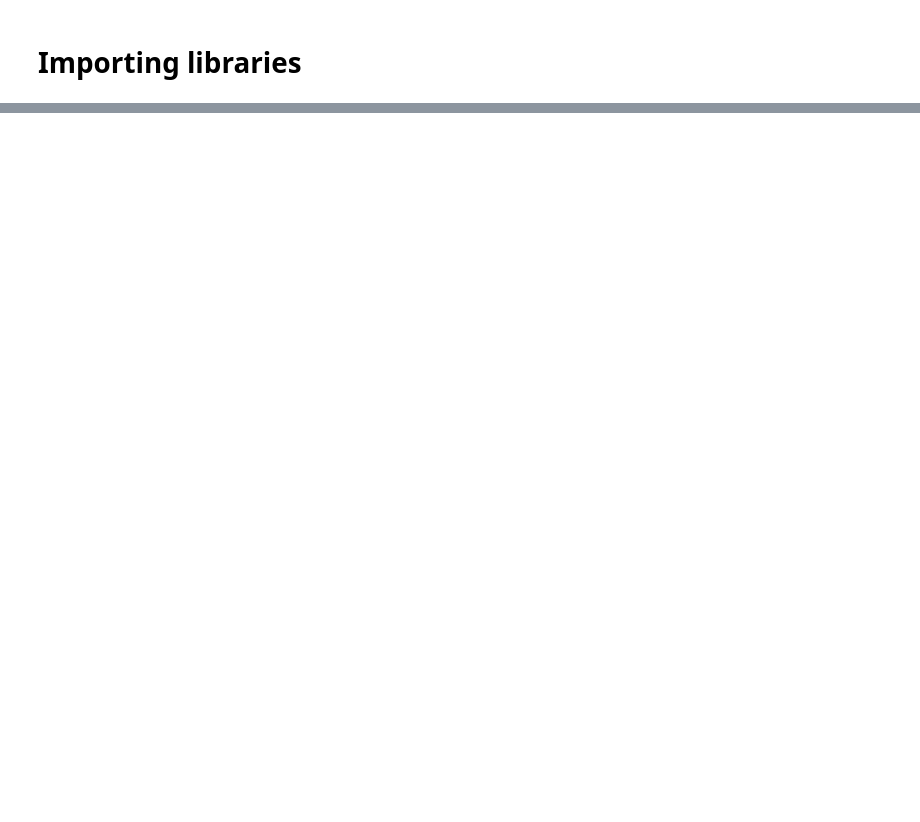
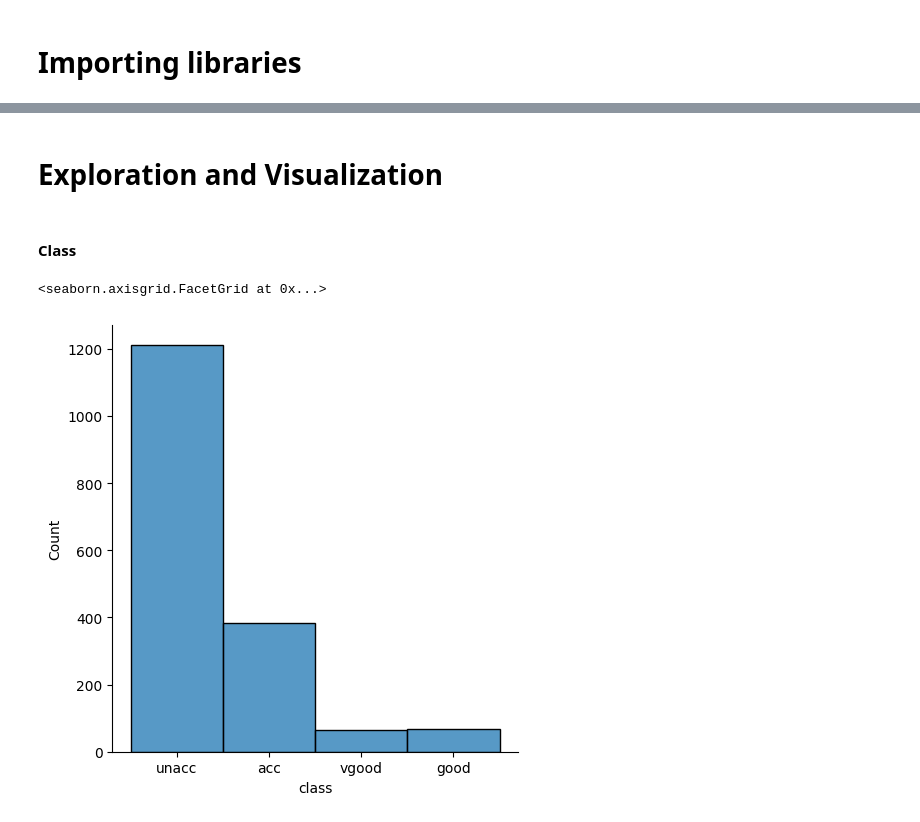
Before and after one commit to ThierrryScotto/Trabalho-2, a Jupyter notebook: car_evaluation.ipynb, the cells around one changed output, grey strips where cells are left out. Saved outputs shown, nothing was run; the diff lists cells and outputs as text; code cells hidden in the pictures; blank space fills up the shorter version.

```diff
--- a/car_evaluation.ipynb
+++ b/car_evaluation.ipynb
@@ -17,0 +13,5 @@ ModuleNotFoundError: No module named 'tensorflow_decision_forests'
+# %%
+column_names = ["buying", "maint", "doors", "persons", "lug_boot", "safety", "class"]
+# %%
+dataset = pd.read_csv('./car_evaluation.csv', names=column_names)
+dataset
@@ -17,0 +87,9 @@ ModuleNotFoundError: No module named 'tensorflow_decision_forests'
+# %% [markdown]
+# Exploration and Visualization
+# %% [markdown]
+#### Class
+# %%
+sns.displot(dataset['class'])
+# %% [output]
+<seaborn.axisgrid.FacetGrid at 0x...>
+[figure, added]
```
Also changed, not shown: parts of 25 cells of this notebook.
